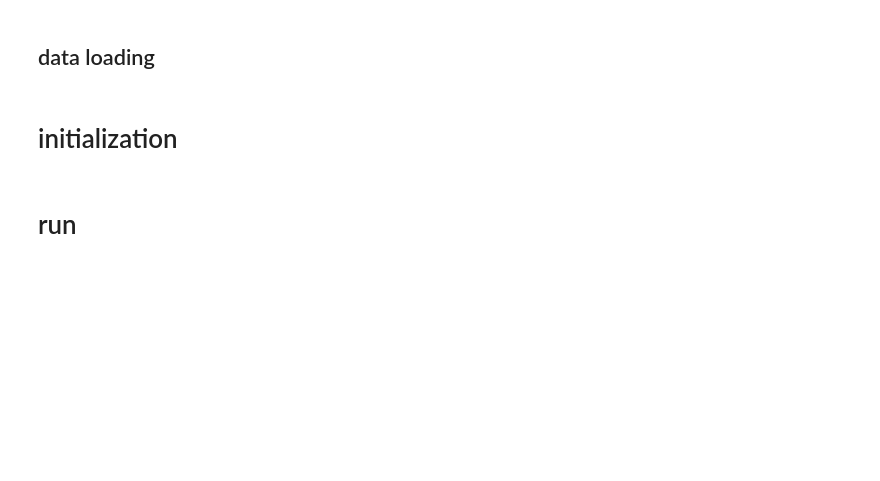
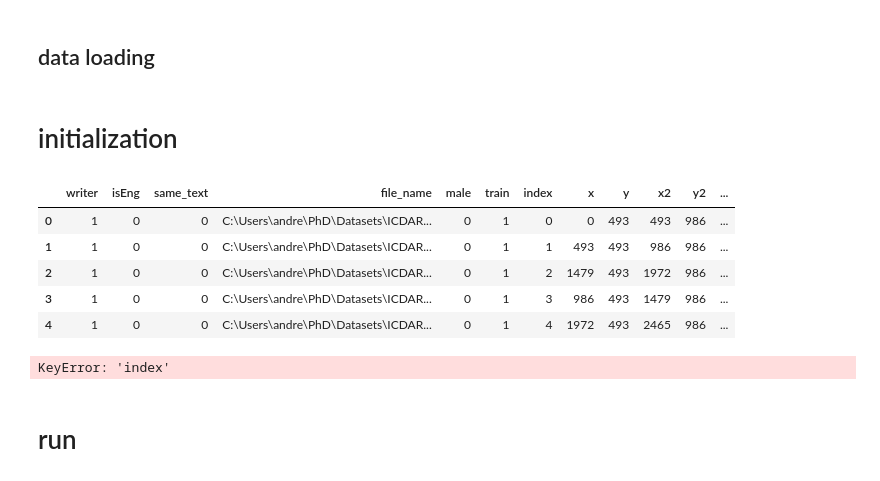
Before and after one commit to gitMorelli/gender_detection, a Jupyter notebook: notebooks/model_training/fine_tune_clipvit.ipynb, the cells around one changed output. Cells and saved outputs as stored; diff of their text form; code cells hidden in the pictures; blank space fills up the shorter version.

```diff
--- a/notebooks/model_training/fine_tune_clipvit.ipynb
+++ b/notebooks/model_training/fine_tune_clipvit.ipynb
@@ -402,12 +412,21 @@ model = WrappedModel(model, custom_mlp, type_of_output='cls')
 # %%
 train_df = pd.read_csv(f"{source_path}\\outputs\\preprocessed_data\\{input_filename}")
 train_df=file_IO.change_filename_from_to(train_df, fr=saved, to=running)
+# %%
+train_df.head()
+# %% [output]
+|  | writer | isEng | same_text | file_name | male | train | index | x | y | x2 | y2 | ... |
+| 0 | 1 | 0 | 0 | C:\Users\andre\PhD\Datasets\ICDAR... | 0 | 1 | 0 | 0 | 493 | 493 | 986 | ... |
+| 1 | 1 | 0 | 0 | C:\Users\andre\PhD\Datasets\ICDAR... | 0 | 1 | 1 | 493 | 493 | 986 | 986 | ... |
+| 2 | 1 | 0 | 0 | C:\Users\andre\PhD\Datasets\ICDAR... | 0 | 1 | 2 | 1479 | 493 | 1972 | 986 | ... |
+| 3 | 1 | 0 | 0 | C:\Users\andre\PhD\Datasets\ICDAR... | 0 | 1 | 3 | 986 | 493 | 1479 | 986 | ... |
+| 4 | 1 | 0 | 0 | C:\Users\andre\PhD\Datasets\ICDAR... | 0 | 1 | 4 | 1972 | 493 | 2465 | 986 | ... |
 # %%
 # Set the probability of being 0
 N = train_df['writer'].nunique()
 
 # Create a dataframe with writer column from 1 to 282
-pages_df = pd.DataFrame({'writer': np.arange(1, N+1)})
+pages_df = pd.DataFrame({'writer': np.arange(1, N)})
 
 # Add a train column that is randomly 0 or 1 with probability p of being 0
 pages_df['train'] = np.random.choice([0, 1], size=len(pages_df), p=[1-p_train, p_train])
@@ -417,6 +436,8 @@ train_df = train_df.merge(pages_df, on='index', how='left')
 
 # Display the dataframe
 train_df.head()
+# %% [output]
+KeyError: 'index'
 # %%
 N_max=N
 train_dataset = CustomPatchDataset(train_df[(train_df['train']==1) & (train_df['index']<=N_max)] ,transform=transform, huggingface=huggingface)
```
Also changed, not shown: parts of 6 cells of this notebook, 2 other files.
